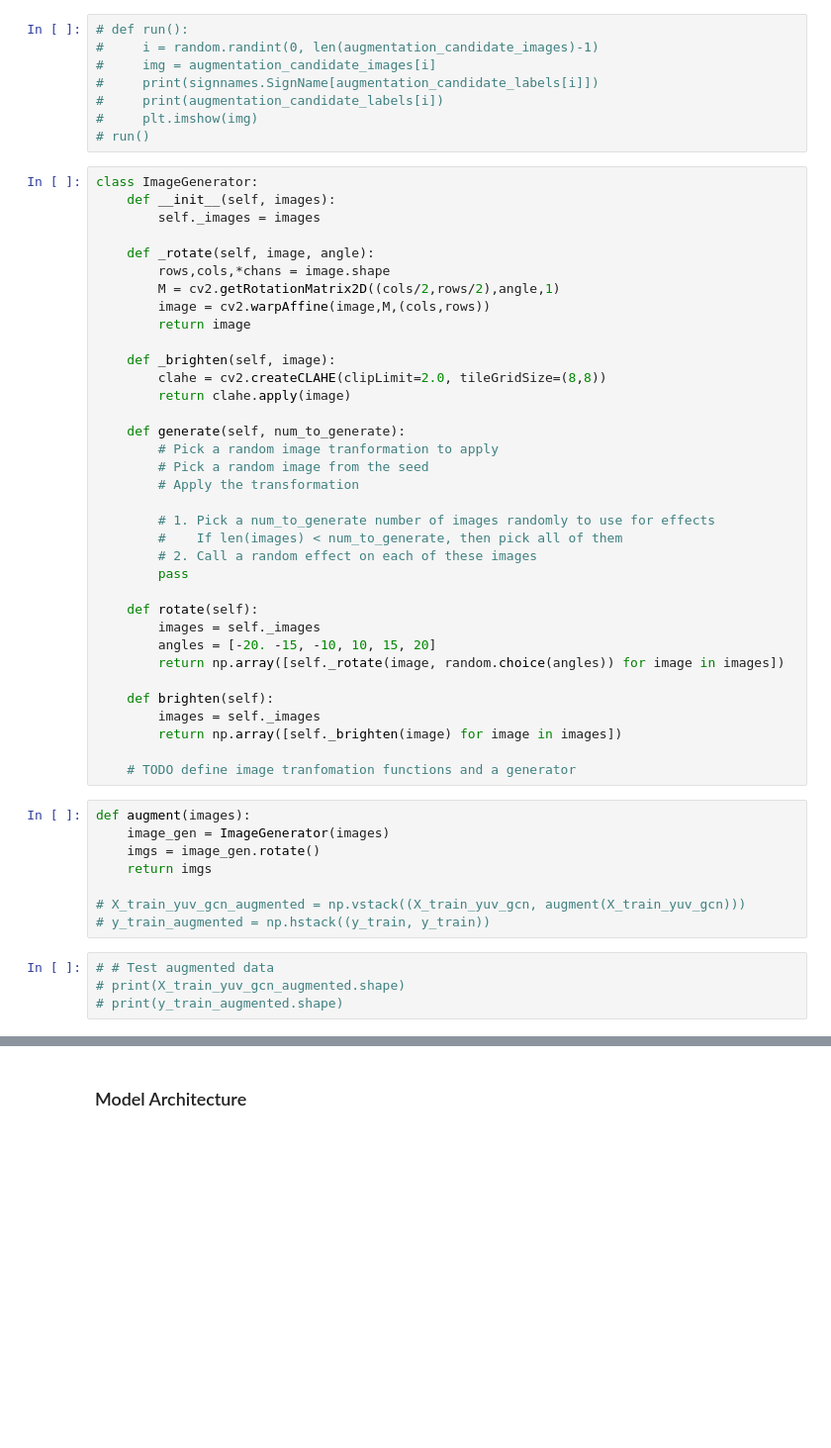
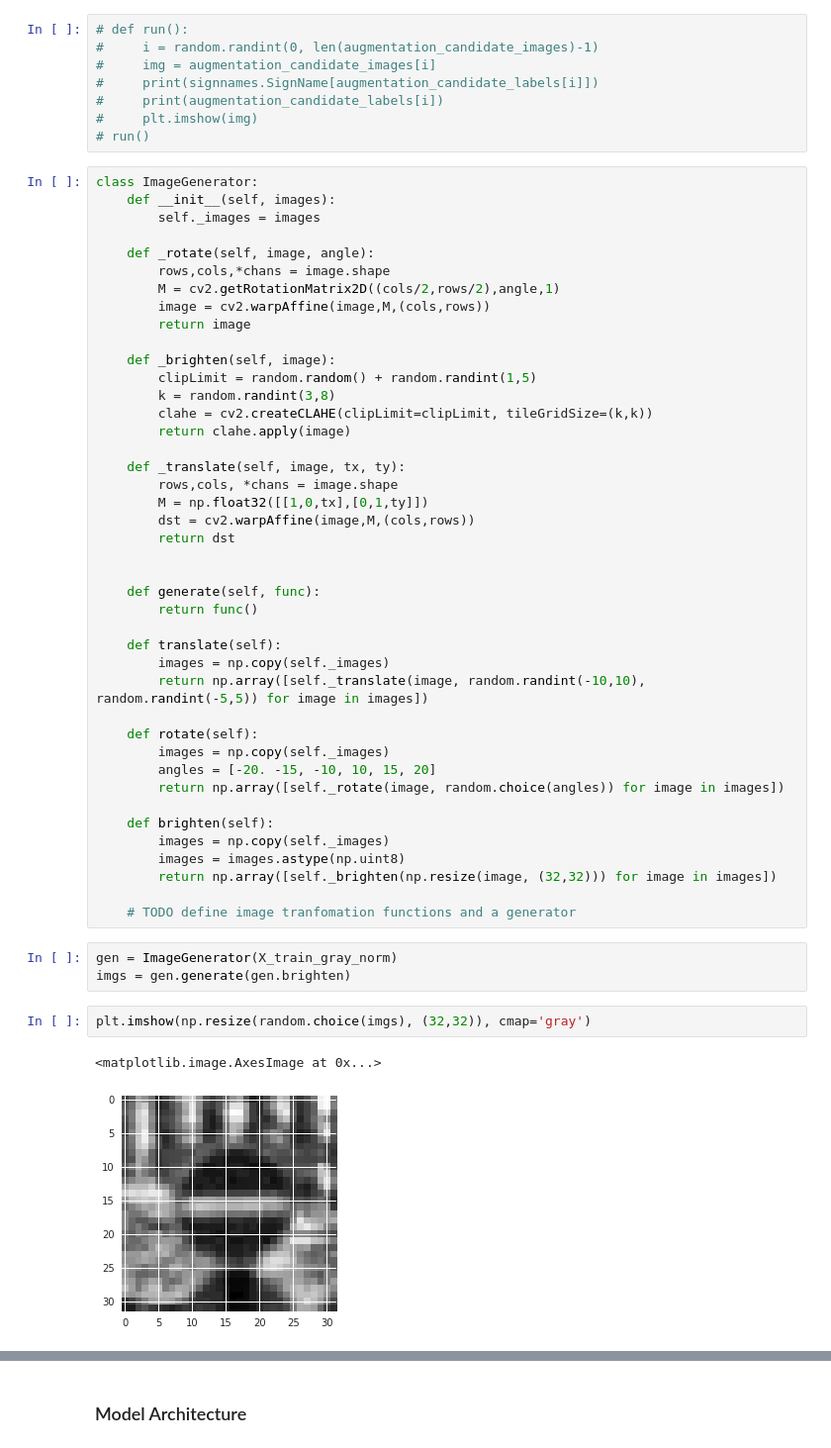
Before and after one commit to adhulipa/CarND-Traffic-Sign-Classifier-Project, a Jupyter notebook: Traffic_Sign_Classifier.ipynb, the cells around one changed output, grey strips where cells are left out. Shown at 99% size. Cells and saved outputs as stored; diff of their text form; blank space fills up the shorter version.

```diff
--- a/Traffic_Sign_Classifier.ipynb
+++ b/Traffic_Sign_Classifier.ipynb
@@ -357,38 +362,41 @@ class ImageGenerator:
         return image
 
     def _brighten(self, image):
-        clahe = cv2.createCLAHE(clipLimit=2.0, tileGridSize=(8,8))
+        clipLimit = random.random() + random.randint(1,5)
+        k = random.randint(3,8)
+        clahe = cv2.createCLAHE(clipLimit=clipLimit, tileGridSize=(k,k))
         return clahe.apply(image)
 
-    def generate(self, num_to_generate):
-        # Pick a random image tranformation to apply
-        # Pick a random image from the seed
-        # Apply the transformation
+    def _translate(self, image, tx, ty):
+        rows,cols, *chans = image.shape
+        M = np.float32([[1,0,tx],[0,1,ty]])
+        dst = cv2.warpAffine(image,M,(cols,rows))
+        return dst
 
-        # 1. Pick a num_to_generate number of images randomly to use for effects
-        #    If len(images) < num_to_generate, then pick all of them
-        # 2. Call a random effect on each of these images
-        pass
+
+    def generate(self, func):
+        return func()
+
+    def translate(self):
+        images = np.copy(self._images)
+        return np.array([self._translate(image, random.randint(-10,10), random.randint(-5,5)) for image in images])
 
     def rotate(self):
-        images = self._images
+        images = np.copy(self._images)
         angles = [-20. -15, -10, 10, 15, 20]
         return np.array([self._rotate(image, random.choice(angles)) for image in images])
 
     def brighten(self):
-        images = self._images
-        return np.array([self._brighten(image) for image in images])
+        images = np.copy(self._images)
+        images = images.astype(np.uint8)
+        return np.array([self._brighten(np.resize(image, (32,32))) for image in images])
 
     # TODO define image tranfomation functions and a generator
-# %%
-def augment(images):
-    image_gen = ImageGenerator(images)
-    imgs = image_gen.rotate()
-    return imgs
-
-# X_train_yuv_gcn_augmented = np.vstack((X_train_yuv_gcn, augment(X_train_yuv_gcn)))
-# y_train_augmented = np.hstack((y_train, y_train))
-# %%
-# # Test augmented data
-# print(X_train_yuv_gcn_augmented.shape)
-# print(y_train_augmented.shape)
+# %%
+gen = ImageGenerator(X_train_gray_norm)
+imgs = gen.generate(gen.brighten)
+# %%
+plt.imshow(np.resize(random.choice(imgs), (32,32)), cmap='gray')
+# %% [output]
+<matplotlib.image.AxesImage at 0x...>
+[figure, added]
```
Also changed, not shown: parts of 18 cells of this notebook.
